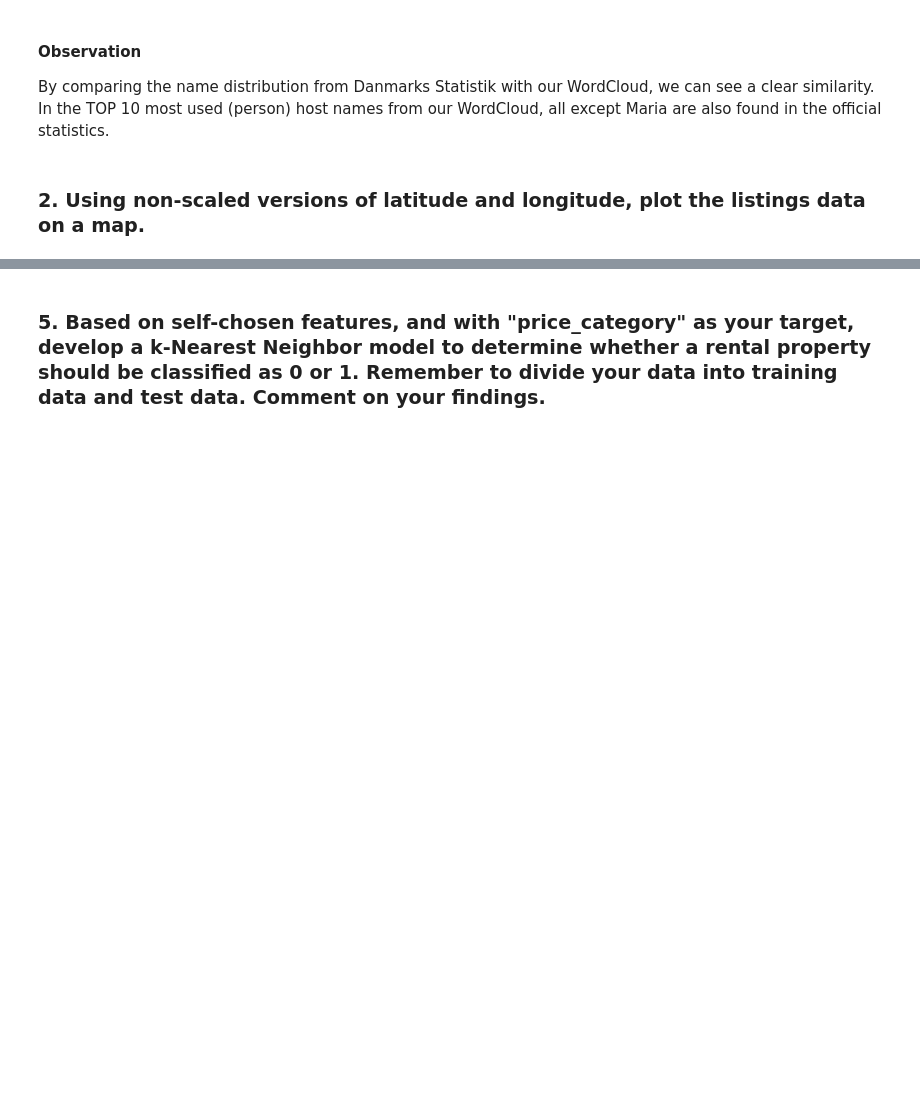
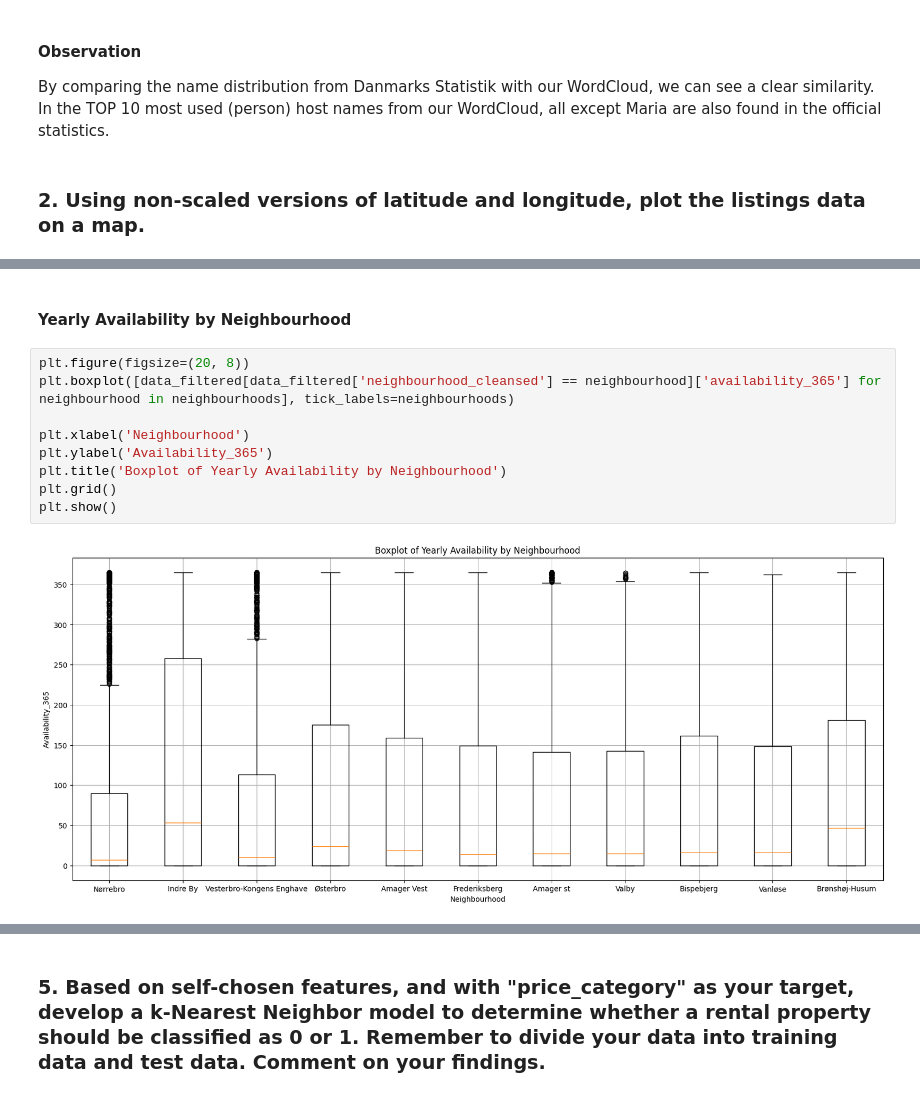
Before and after one commit to mitmarcus/VIA-MAL1, a Jupyter notebook: Ass1_CopenhagenAirBnB/1. Copenhagen AirBnB.ipynb, the cells around one changed output, grey strips where cells are left out. Cells and saved outputs as stored; diff of their text form; blank space fills up the shorter version.

```diff
--- a/Ass1_CopenhagenAirBnB/1. Copenhagen AirBnB.ipynb
+++ b/Ass1_CopenhagenAirBnB/1. Copenhagen AirBnB.ipynb
@@ -299,0 +213,13 @@ df4.price.quantile([0.25, 0.5, 0.75]).unstack().plot(kind='bar', stacked=True, f
+# %% [markdown]
+#### **Yearly Availability by Neighbourhood**
+# %%
+plt.figure(figsize=(20, 8))
+plt.boxplot([data_filtered[data_filtered['neighbourhood_cleansed'] == neighbourhood]['availability_365'] for neighbourhood in neighbourhoods], tick_labels=neighbourhoods)
+
+plt.xlabel('Neighbourhood')
+plt.ylabel('Availability_365')
+plt.title('Boxplot of Yearly Availability by Neighbourhood')
+plt.grid()
+plt.show()
+# %% [output]
+[figure, added]
```
Also changed, not shown: parts of 54 cells of this notebook.
